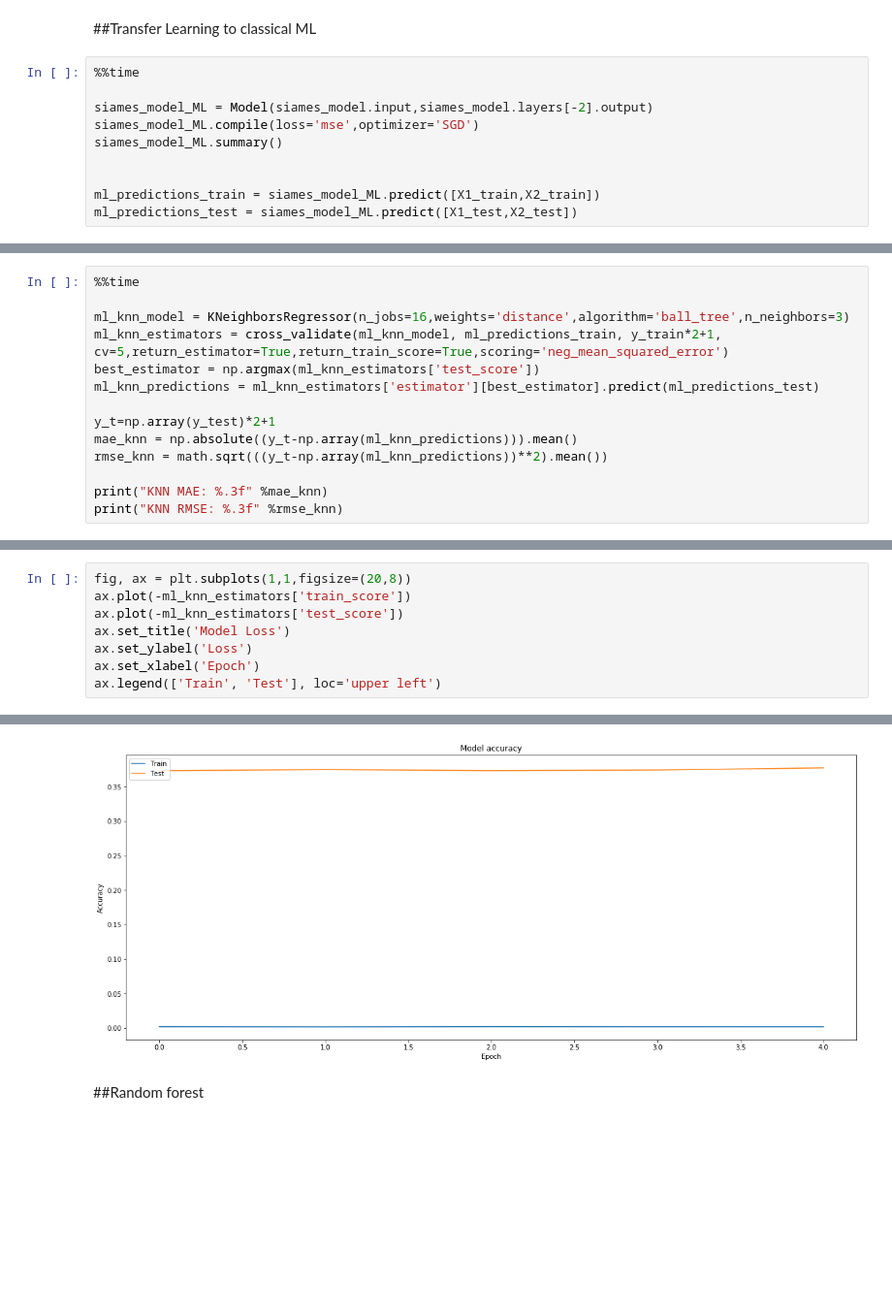
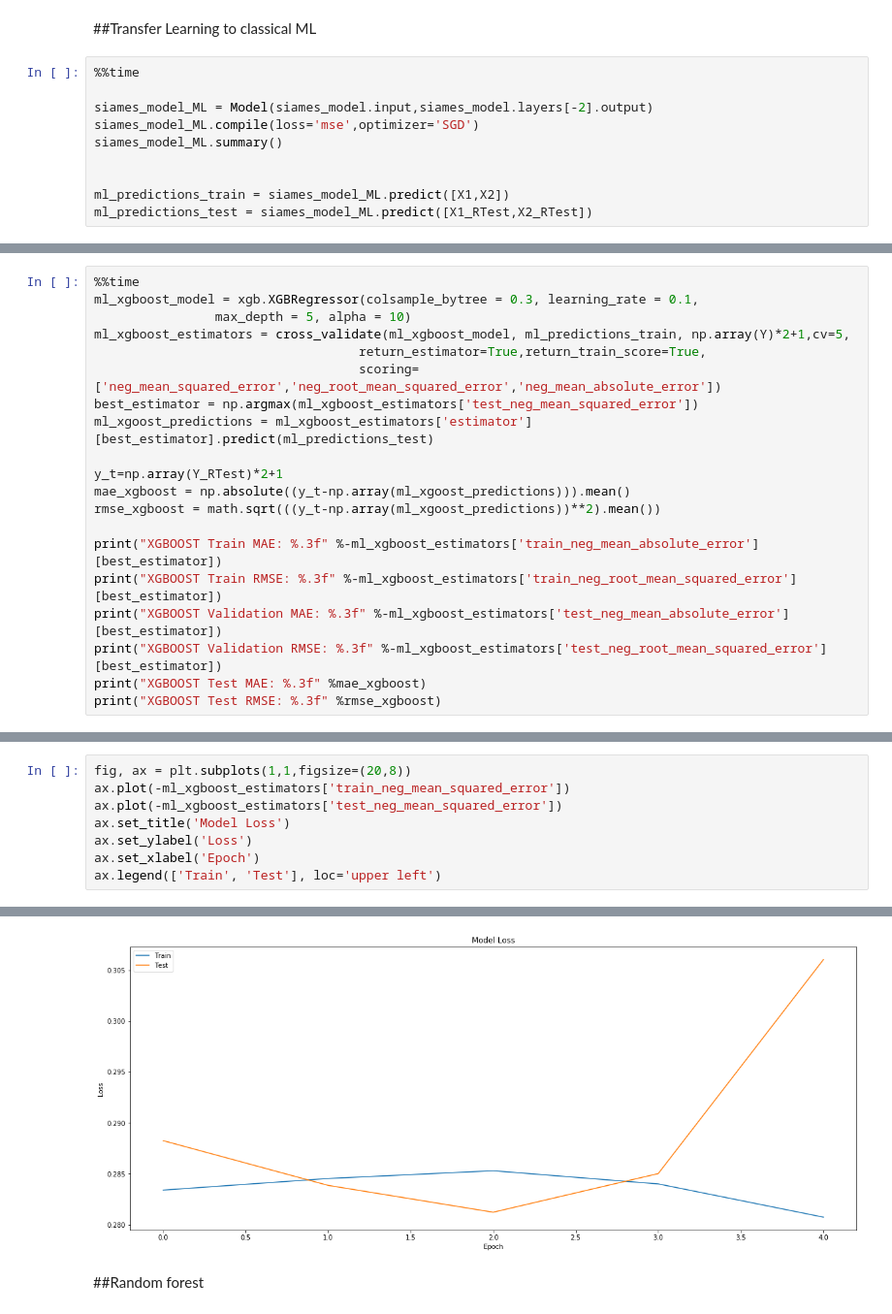
Before and after one commit to EZ6990/DeepLearning, a Jupyter notebook: KaggleHomeDepot.ipynb, the cells around one changed output, grey strips where cells are left out. Shown: that part at 97% size. Saved outputs shown, nothing was run; the diff lists cells and outputs as text; blank space fills up the shorter version.

```diff
--- a/KaggleHomeDepot.ipynb
+++ b/KaggleHomeDepot.ipynb
@@ -374,6 +437,6 @@ siames_model_ML.compile(loss='mse',optimizer='SGD')
 siames_model_ML.summary()
 
 
-ml_predictions_train = siames_model_ML.predict([X1_train,X2_train])
-ml_predictions_test = siames_model_ML.predict([X1_test,X2_test])
+ml_predictions_train = siames_model_ML.predict([X1,X2])
+ml_predictions_test = siames_model_ML.predict([X1_RTest,X2_RTest])
 # %% [output]
@@ -402,15 +465,21 @@ Wall time: 15 s
 # %%
 %%time
+ml_xgboost_model = xgb.XGBRegressor(colsample_bytree = 0.3, learning_rate = 0.1,
+                max_depth = 5, alpha = 10)
+ml_xgboost_estimators = cross_validate(ml_xgboost_model, ml_predictions_train, np.array(Y)*2+1,cv=5,
+                                   return_estimator=True,return_train_score=True,
+                                   scoring=['neg_mean_squared_error','neg_root_mean_squared_error','neg_mean_absolute_error'])
+best_estimator = np.argmax(ml_xgboost_estimators['test_neg_mean_squared_error'])
+ml_xgoost_predictions = ml_xgboost_estimators['estimator'][best_estimator].predict(ml_predictions_test)
 
-ml_knn_model = KNeighborsRegressor(n_jobs=16,weights='distance',algorithm='ball_tree',n_neighbors=3)
-ml_knn_estimators = cross_validate(ml_knn_model, ml_predictions_train, y_train*2+1, cv=5,return_estimator=True,return_train_score=True,scoring='neg_mean_squared_error')
-best_estimator = np.argmax(ml_knn_estimators['test_score'])
-ml_knn_predictions = ml_knn_estimators['estimator'][best_estimator].predict(ml_predictions_test)
+y_t=np.array(Y_RTest)*2+1
+mae_xgboost = np.absolute((y_t-np.array(ml_xgoost_predictions))).mean()
+rmse_xgboost = math.sqrt(((y_t-np.array(ml_xgoost_predictions))**2).mean())
 
-y_t=np.array(y_test)*2+1
-mae_knn = np.absolute((y_t-np.array(ml_knn_predictions))).mean()
-rmse_knn = math.sqrt(((y_t-np.array(ml_knn_predictions))**2).mean())
-
-print("KNN MAE: %.3f" %mae_knn)
-print("KNN RMSE: %.3f" %rmse_knn)
+print("XGBOOST Train MAE: %.3f" %-ml_xgboost_estimators['train_neg_mean_absolute_error'][best_estimator])
+print("XGBOOST Train RMSE: %.3f" %-ml_xgboost_estimators['train_neg_root_mean_squared_error'][best_estimator])
+print("XGBOOST Validation MAE: %.3f" %-ml_xgboost_estimators['test_neg_mean_absolute_error'][best_estimator])
+print("XGBOOST Validation RMSE: %.3f" %-ml_xgboost_estimators['test_neg_root_mean_squared_error'][best_estimator])
+print("XGBOOST Test MAE: %.3f" %mae_xgboost)
+print("XGBOOST Test RMSE: %.3f" %rmse_xgboost)
 # %% [output]
@@ -421,14 +499,14 @@ Wall time: 3min 55s
 # %%
 fig, ax = plt.subplots(1,1,figsize=(20,8))
-ax.plot(-ml_knn_estimators['train_score'])
-ax.plot(-ml_knn_estimators['test_score'])
+ax.plot(-ml_xgboost_estimators['train_neg_mean_squared_error'])
+ax.plot(-ml_xgboost_estimators['test_neg_mean_squared_error'])
 ax.set_title('Model Loss')
 ax.set_ylabel('Loss')
 ax.set_xlabel('Epoch')
 ax.legend(['Train', 'Test'], loc='upper left')
 # %% [output]
 <matplotlib.legend.Legend at 0x...>
-[figure, old version]
+[figure, new version]
 # %% [markdown]
 ##Random forest
 # %%
```
Also changed, not shown: parts of 30 cells of this notebook.
